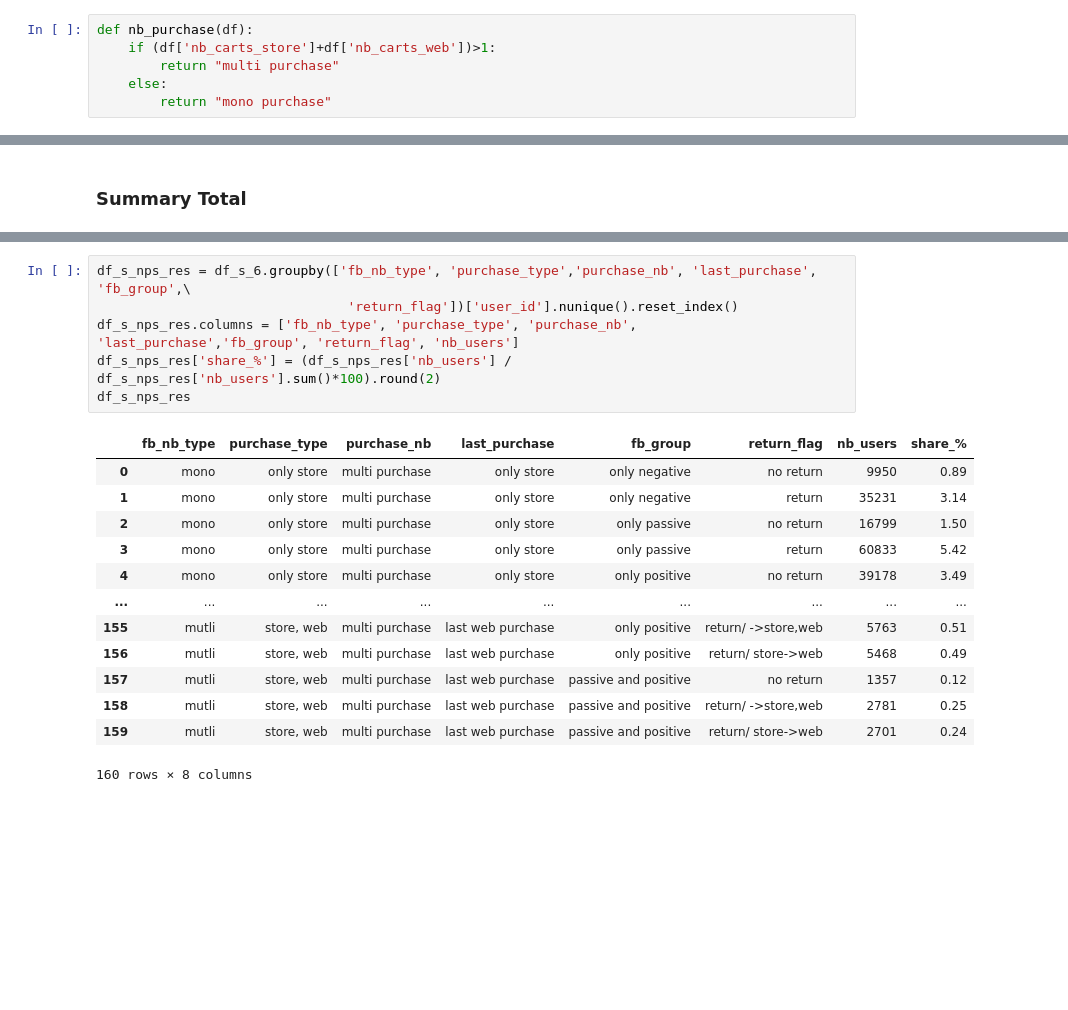
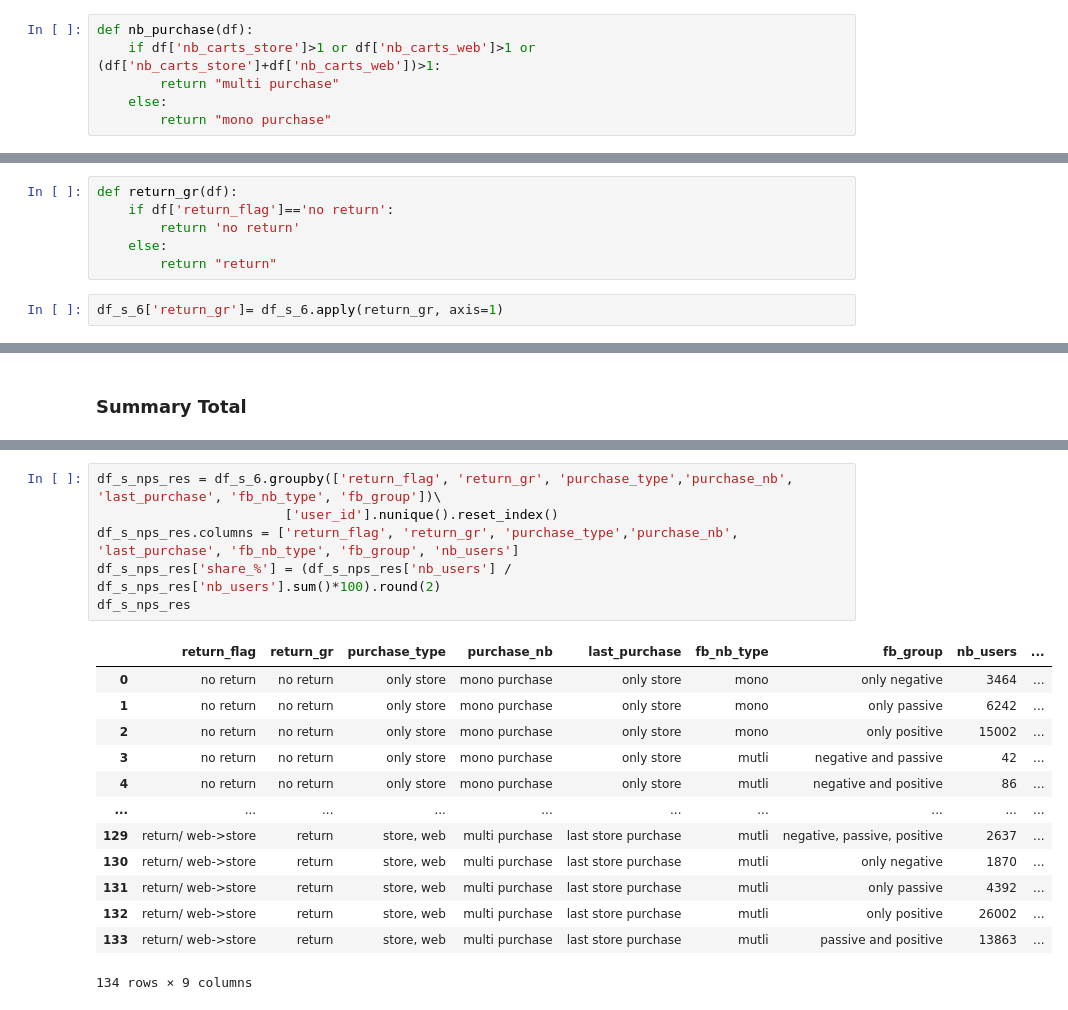
Before and after one commit to erezanovich/customer-care-analytics, a Jupyter notebook: analytics.ipynb, the cells around one changed output, grey strips where cells are left out. Saved outputs shown, nothing was run; the diff lists cells and outputs as text; blank space fills up the shorter version.

```diff
--- a/analytics.ipynb
+++ b/analytics.ipynb
@@ -556,6 +532,6 @@ df_s_6.to_parquet('./datasets/first_results.parquet')
 # %%
 def nb_purchase(df):
-    if (df['nb_carts_store']+df['nb_carts_web'])>1:
+    if df['nb_carts_store']>1 or df['nb_carts_web']>1 or (df['nb_carts_store']+df['nb_carts_web'])>1:
         return "multi purchase"
     else:
         return "mono purchase"
@@ -585,3 +560,11 @@ df_s_6['user_id'].nunique()
 df_s_6.shape[0]
 # %% [output]
 1216062
+# %%
+def return_gr(df):
+    if df['return_flag']=='no return':
+        return 'no return'
+    else:
+        return "return"
+# %%
+df_s_6['return_gr']= df_s_6.apply(return_gr, axis=1)
@@ -780,23 +788,23 @@ memory usage: 387.0+ MB
 # %%
-df_s_nps_res = df_s_6.groupby(['fb_nb_type', 'purchase_type','purchase_nb', 'last_purchase', 'fb_group',\
-                                'return_flag'])['user_id'].nunique().reset_index()
-df_s_nps_res.columns = ['fb_nb_type', 'purchase_type', 'purchase_nb', 'last_purchase','fb_group', 'return_flag', 'nb_users']
+df_s_nps_res = df_s_6.groupby(['return_flag', 'return_gr', 'purchase_type','purchase_nb', 'last_purchase', 'fb_nb_type', 'fb_group'])\
+                        ['user_id'].nunique().reset_index()
+df_s_nps_res.columns = ['return_flag', 'return_gr', 'purchase_type','purchase_nb', 'last_purchase', 'fb_nb_type', 'fb_group', 'nb_users']
 df_s_nps_res['share_%'] = (df_s_nps_res['nb_users'] / df_s_nps_res['nb_users'].sum()*100).round(2)
 df_s_nps_res
 # %% [output]
-|  | fb_nb_type | purchase_type | purchase_nb | last_purchase | fb_group | return_flag | nb_users | share_% |
-| 0 | mono | only store | multi purchase | only store | only negative | no return | 9950 | 0.89 |
-| 1 | mono | only store | multi purchase | only store | only negative | return | 35231 | 3.14 |
-| 2 | mono | only store | multi purchase | only store | only passive | no return | 16799 | 1.50 |
-| 3 | mono | only store | multi purchase | only store | only passive | return | 60833 | 5.42 |
-| 4 | mono | only store | multi purchase | only store | only positive | no return | 39178 | 3.49 |
-| ... | ... | ... | ... | ... | ... | ... | ... | ... |
-| 155 | mutli | store, web | multi purchase | last web purchase | only positive | return/ ->store,web | 5763 | 0.51 |
-| 156 | mutli | store, web | multi purchase | last web purchase | only positive | return/ store->web | 5468 | 0.49 |
-| 157 | mutli | store, web | multi purchase | last web purchase | passive and positive | no return | 1357 | 0.12 |
-| 158 | mutli | store, web | multi purchase | last web purchase | passive and positive | return/ ->store,web | 2781 | 0.25 |
-| 159 | mutli | store, web | multi purchase | last web purchase | passive and positive | return/ store->web | 2701 | 0.24 |
+|  | return_flag | return_gr | purchase_type | purchase_nb | last_purchase | fb_nb_type | fb_group | nb_users | ... |
+| 0 | no return | no return | only store | mono purchase | only store | mono | only negative | 3464 | ... |
+| 1 | no return | no return | only store | mono purchase | only store | mono | only passive | 6242 | ... |
+| 2 | no return | no return | only store | mono purchase | only store | mono | only positive | 15002 | ... |
+| 3 | no return | no return | only store | mono purchase | only store | mutli | negative and passive | 42 | ... |
+| 4 | no return | no return | only store | mono purchase | only store | mutli | negative and positive | 86 | ... |
+| ... | ... | ... | ... | ... | ... | ... | ... | ... | ... |
+| 129 | return/ web->store | return | store, web | multi purchase | last store purchase | mutli | negative, passive, positive | 2637 | ... |
+| 130 | return/ web->store | return | store, web | multi purchase | last store purchase | mutli | only negative | 1870 | ... |
+| 131 | return/ web->store | return | store, web | multi purchase | last store purchase | mutli | only passive | 4392 | ... |
+| 132 | return/ web->store | return | store, web | multi purchase | last store purchase | mutli | only positive | 26002 | ... |
+| 133 | return/ web->store | return | store, web | multi purchase | last store purchase | mutli | passive and positive | 13863 | ... |
-160 rows × 8 columns
+134 rows × 9 columns
 # %%
 df_s_nps_res[df_s_nps_res['return_flag']=='no return'].sort_values(by='share_%', ascending=False)
 # %% [output]
```
Also changed, not shown: parts of 37 cells of this notebook.
